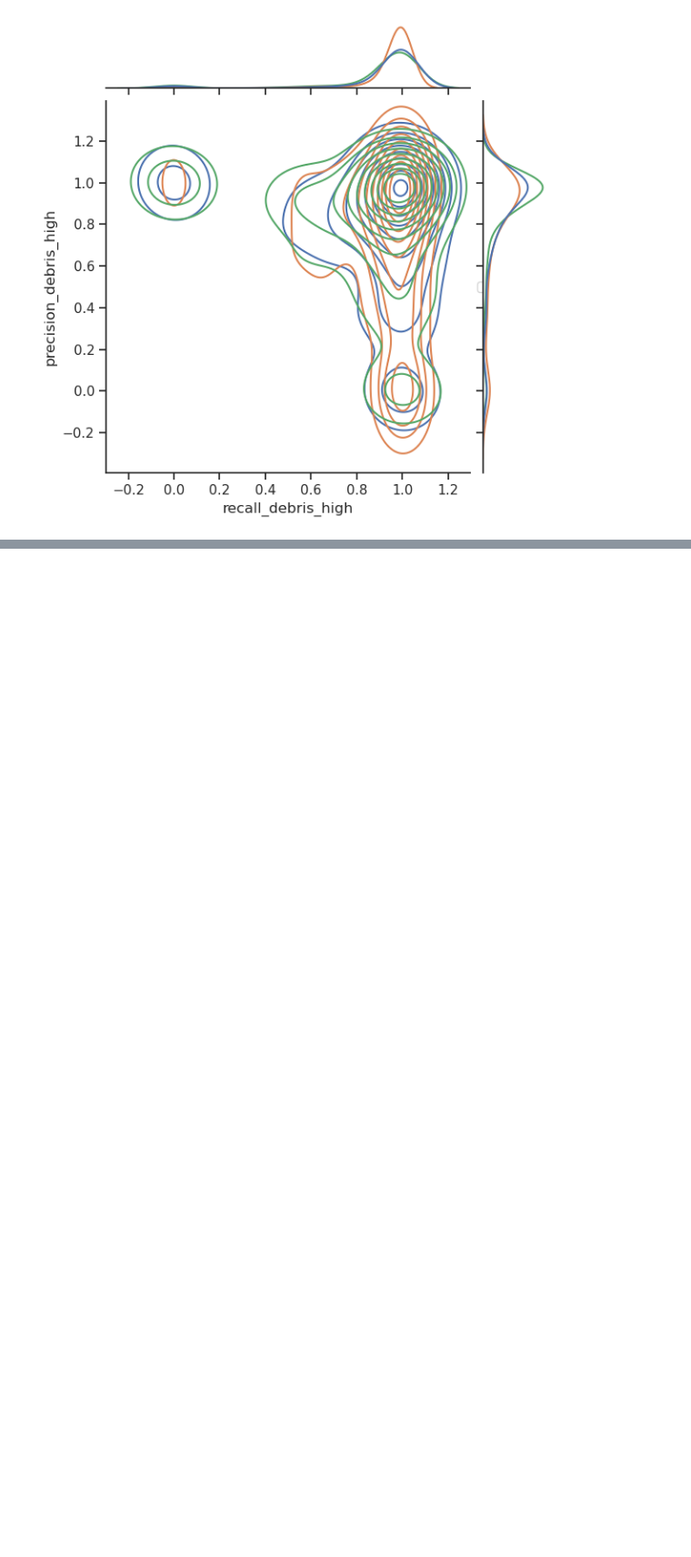
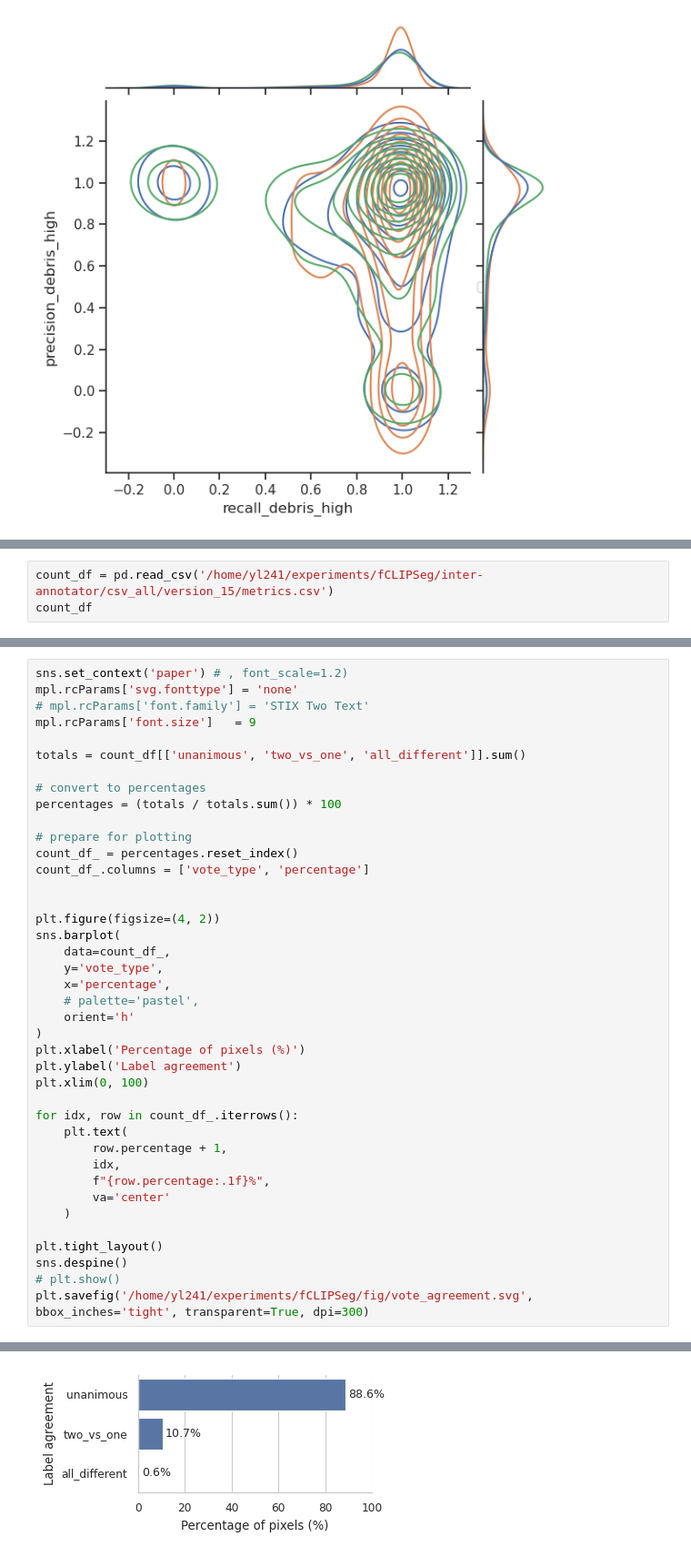
Before and after one commit to Way-Yuhao/CLIPSeg-debris, a Jupyter notebook: notebooks/03 - Inter Annotator.ipynb, the cells around one changed output, grey strips where cells are left out. Shown at 91% size. Drawn from its saved outputs; the diff is of its cells as text; blank space fills up the shorter version.

Commit message:
agreement count ok

```diff
--- a/notebooks/03 - Inter Annotator.ipynb
+++ b/notebooks/03 - Inter Annotator.ipynb
@@ -182,0 +188,3 @@ No artists with labels found to put in legend.  Note that artists whose label st
+# %%
+count_df = pd.read_csv('/home/yl241/experiments/fCLIPSeg/inter-annotator/csv_all/version_15/metrics.csv')
+count_df
@@ -182,0 +205,41 @@ No artists with labels found to put in legend.  Note that artists whose label st
+# %%
+sns.set_context('paper') # , font_scale=1.2)
+mpl.rcParams['svg.fonttype'] = 'none'
+# mpl.rcParams['font.family'] = 'STIX Two Text'
+mpl.rcParams['font.size']   = 9
+
+totals = count_df[['unanimous', 'two_vs_one', 'all_different']].sum()
+
+# convert to percentages
+percentages = (totals / totals.sum()) * 100
+
+# prepare for plotting
+count_df_ = percentages.reset_index()
+count_df_.columns = ['vote_type', 'percentage']
+
+
+plt.figure(figsize=(4, 2))
+sns.barplot(
+    data=count_df_,
+    y='vote_type',
+    x='percentage',
+    # palette='pastel',
+    orient='h'
+)
+plt.xlabel('Percentage of pixels (%)')
+plt.ylabel('Label agreement')
+plt.xlim(0, 100)
+
+for idx, row in count_df_.iterrows():
+    plt.text(
+        row.percentage + 1,
+        idx,
+        f"{row.percentage:.1f}%",
+        va='center'
+    )
+
+plt.tight_layout()
+sns.despine()
+# plt.show()
+plt.savefig('/home/yl241/experiments/fCLIPSeg/fig/vote_agreement.svg', bbox_inches='tight', transparent=True, dpi=300)
+# %% [output]
@@ -182,0 +263 @@ No artists with labels found to put in legend.  Note that artists whose label st
+[figure, added]
```
Also changed, not shown: parts of 7 cells of this notebook.
